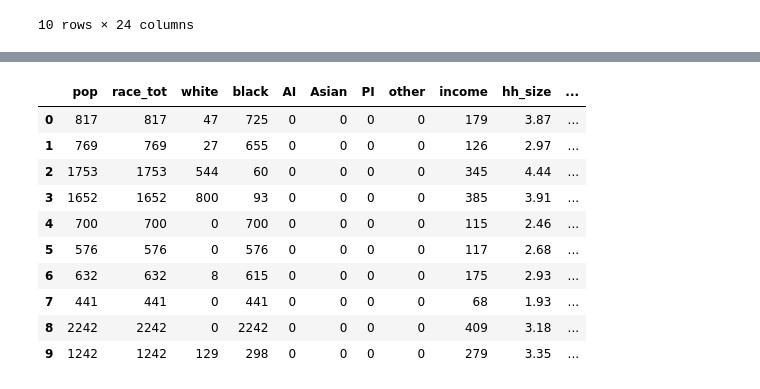
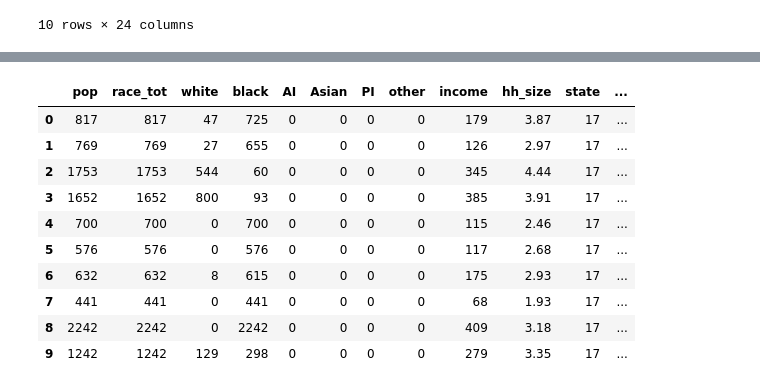
Before and after one commit to joan-wang/Machine-Learning, a Jupyter notebook: hw1/HW1.ipynb, the cells around one changed output, grey strips where cells are left out. Drawn from its saved outputs; the diff is of its cells as text; code cells hidden in the pictures.

```diff
--- a/hw1/HW1.ipynb
+++ b/hw1/HW1.ipynb
@@ -364,5 +364,7 @@ state = [i[:2] for i in all_fips]
 county = [i[2:5] for i in all_fips]
 tract = [i[5:11] for i in all_fips]
 block_group = [i[11:12] for i in all_fips]
+block = [i[12:15] for i in all_fips]
 
-fips_sep = pd.DataFrame({'full':all_fips, 'state':state, 'county':county, 'tract':tract, 'block_group': block_group})
+fips_sep = pd.DataFrame({'full':all_fips, 'state':state, 'county':county, 'tract':tract, 'block_group': block_group, 'block': block})
+fips_sep[:10]
@@ -369,41 +383,40 @@ fips_sep = pd.DataFrame({'full':all_fips, 'state':state, 'county':county, 'tract
 # %%
 # Call ACS api and create an output dataframe.
-# Later will merge this output df with buildings and sanitation dfs
 
 output = []
 for i, row in fips_sep.iterrows():
     p = 'B01003_001E,' # total population
     r1 = 'B02001_001E,' # race total
     r2 = 'B02001_002E,' # white
     r3 = 'B02001_003E,' # black or African American
     r4 = 'B02001_004E,' # American Indian and Alaska Native
     r5 = 'B02001_005E,' # Asian
     r6 = 'B02001_006E,' # Native Hawaiian or other Pacific Islander
     r7 = 'B02001_004E,' # Other race
     i = 'B19101_001E,' # Family Income in the Past 12 Months (in 2015 Inflation-Adjusted Dollars), total
     h = 'B25010_001E' # average household size, total
 
     url = 'http://api.census.gov/data/2015/acs5?get='+p+r1+r2+r3+r4+r5+r6+r7+i+h+'&for=block+group:{}&in=state:{}+county:{}+tract:{}&key=086d412671b3975c5fbfb74009c8700647de7745'
     url = url.format(row['block_group'], row['state'], row['county'], row['tract'])
     r = requests.get(url)
 
     if r:
-        ls = r.json()[1]
+        ls = r.json()[1] + [row['full']]
         output.append(ls)
     else:
         output.append([None]*14)
 
-output_df = pd.DataFrame(output, columns = ['pop', 'race_tot', 'white', 'black', 'AI', 'Asian', 'PI', 'other', 'income', 'hh_size', 'block_group', 'state', 'county', 'tract'])
+output_df = pd.DataFrame(output, columns = ['pop', 'race_tot', 'white', 'black', 'AI', 'Asian', 'PI', 'other', 'income', 'hh_size', 'state', 'county', 'tract', 'block_group', 'full'])
 output_df[:10]
 # %% [output]
-|  | pop | race_tot | white | black | AI | Asian | PI | other | income | hh_size | ... |
-| 0 | 817 | 817 | 47 | 725 | 0 | 0 | 0 | 0 | 179 | 3.87 | ... |
-| 1 | 769 | 769 | 27 | 655 | 0 | 0 | 0 | 0 | 126 | 2.97 | ... |
-| 2 | 1753 | 1753 | 544 | 60 | 0 | 0 | 0 | 0 | 345 | 4.44 | ... |
-| 3 | 1652 | 1652 | 800 | 93 | 0 | 0 | 0 | 0 | 385 | 3.91 | ... |
-| 4 | 700 | 700 | 0 | 700 | 0 | 0 | 0 | 0 | 115 | 2.46 | ... |
-| 5 | 576 | 576 | 0 | 576 | 0 | 0 | 0 | 0 | 117 | 2.68 | ... |
-| 6 | 632 | 632 | 8 | 615 | 0 | 0 | 0 | 0 | 175 | 2.93 | ... |
-| 7 | 441 | 441 | 0 | 441 | 0 | 0 | 0 | 0 | 68 | 1.93 | ... |
-| 8 | 2242 | 2242 | 0 | 2242 | 0 | 0 | 0 | 0 | 409 | 3.18 | ... |
-| 9 | 1242 | 1242 | 129 | 298 | 0 | 0 | 0 | 0 | 279 | 3.35 | ... |
+|  | pop | race_tot | white | black | AI | Asian | PI | other | income | hh_size | state | ... |
+| 0 | 817 | 817 | 47 | 725 | 0 | 0 | 0 | 0 | 179 | 3.87 | 17 | ... |
+| 1 | 769 | 769 | 27 | 655 | 0 | 0 | 0 | 0 | 126 | 2.97 | 17 | ... |
+| 2 | 1753 | 1753 | 544 | 60 | 0 | 0 | 0 | 0 | 345 | 4.44 | 17 | ... |
+| 3 | 1652 | 1652 | 800 | 93 | 0 | 0 | 0 | 0 | 385 | 3.91 | 17 | ... |
+| 4 | 700 | 700 | 0 | 700 | 0 | 0 | 0 | 0 | 115 | 2.46 | 17 | ... |
+| 5 | 576 | 576 | 0 | 576 | 0 | 0 | 0 | 0 | 117 | 2.68 | 17 | ... |
+| 6 | 632 | 632 | 8 | 615 | 0 | 0 | 0 | 0 | 175 | 2.93 | 17 | ... |
+| 7 | 441 | 441 | 0 | 441 | 0 | 0 | 0 | 0 | 68 | 1.93 | 17 | ... |
+| 8 | 2242 | 2242 | 0 | 2242 | 0 | 0 | 0 | 0 | 409 | 3.18 | 17 | ... |
+| 9 | 1242 | 1242 | 129 | 298 | 0 | 0 | 0 | 0 | 279 | 3.35 | 17 | ... |
```
Also changed, not shown: parts of 2 cells of this notebook.
